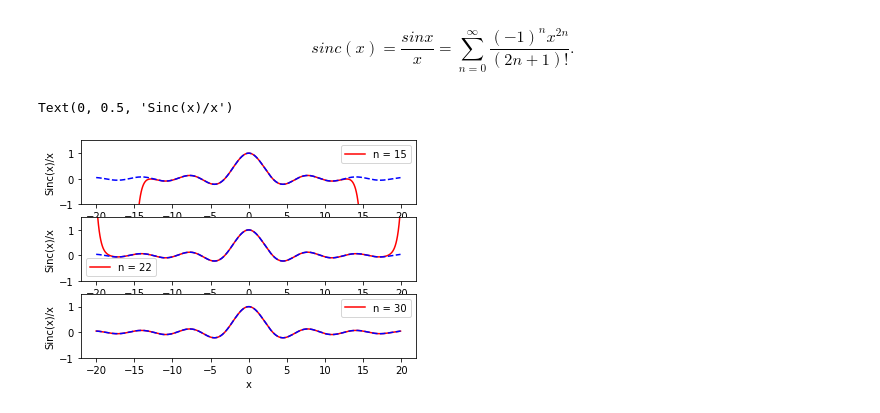
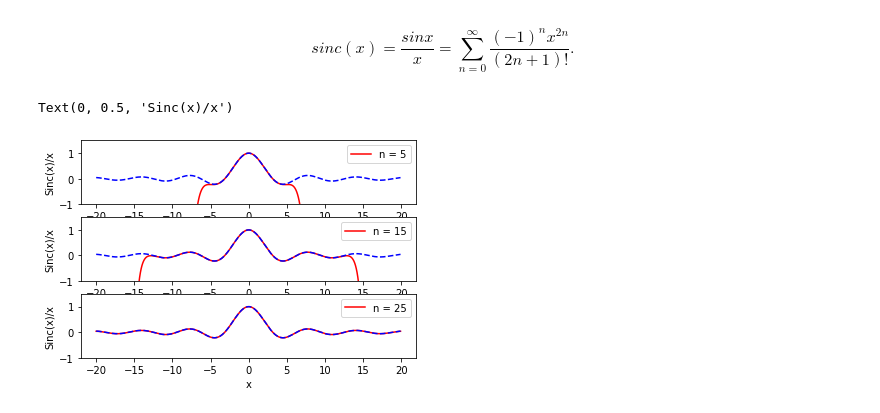
Before and after one commit to ji-hyun-hwang/2021_cphys1, a Jupyter notebook: hw3.ipynb, the cells around one changed output. Cells and saved outputs as stored; diff of their text form; code cells hidden in the pictures.

```diff
--- a/hw3.ipynb
+++ b/hw3.ipynb
@@ -12,7 +20,7 @@ import math
 def f(n) :
     b = 0
     x = []
-    a = [(1/(2*i-1))*(-1)**(i+1) for i in range(1,n,1)]
+    a = [(1/(2*i-1))*(-1)**(i+1) for i in np.arange(1,n,1)]
     for i in a :
         b = b + i
         x.append(b)
@@ -80,34 +88,34 @@ import math
 def f(x,n) :
     i,s = 0,0
     while (i<=n) :
         s = s + ((-1)**i)*(x**(2*i))/math.factorial(2*i+1)
         i += 1
     return s
 
 x = np.arange(-20,20,0.1)
 plt.subplot(311)
-plt.plot(x,f(x,15), label = "n = 15", color = "r")
+plt.plot(x,f(x,5), label = "n = 5", color = "r")
 plt.plot(x,np.sin(x)/x, "--",color = "b")
 plt.ylim(-1,1.5)
 plt.xlabel("x")
 plt.ylabel("Sinc(x)/x")
 plt.legend()
 
 plt.subplot(312)
-plt.plot(x,f(x,22),label = "n = 22", color = "r")
+plt.plot(x,f(x,15),label = "n = 15", color = "r")
 plt.plot(x,np.sin(x)/x,"--", color = "b")
 plt.ylim(-1,1.5)
 plt.xlabel("x")
 plt.ylabel("Sinc(x)/x")
 plt.legend()
 
 plt.subplot(313)
-plt.plot(x,f(x,30),label = "n = 30", color = "r")
+plt.plot(x,f(x,25),label = "n = 25", color = "r")
 plt.plot(x,np.sin(x)/x,"--",color = "b")
 plt.ylim(-1,1.5)
 plt.legend()
 plt.xlabel("x")
 plt.ylabel("Sinc(x)/x")
 # %% [output]
 Text(0, 0.5, 'Sinc(x)/x')
-[figure, old version]
+[figure, new version]
```
Also changed, not shown: parts of 9 cells of this notebook, 1 other file.
